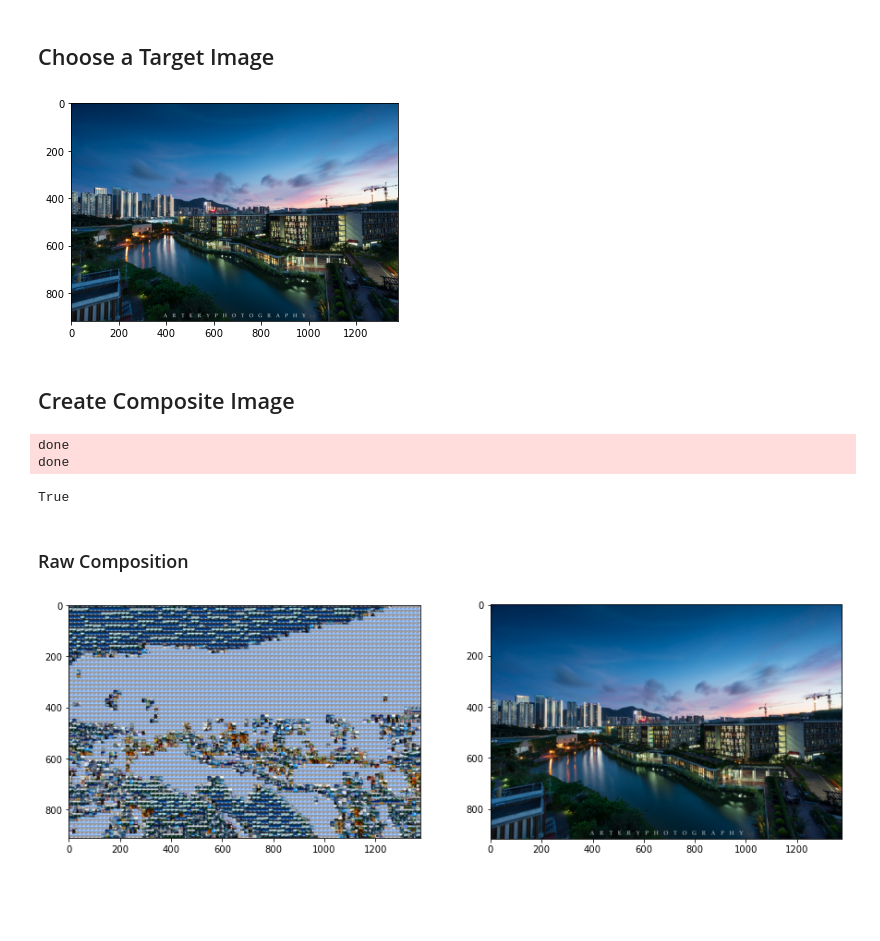
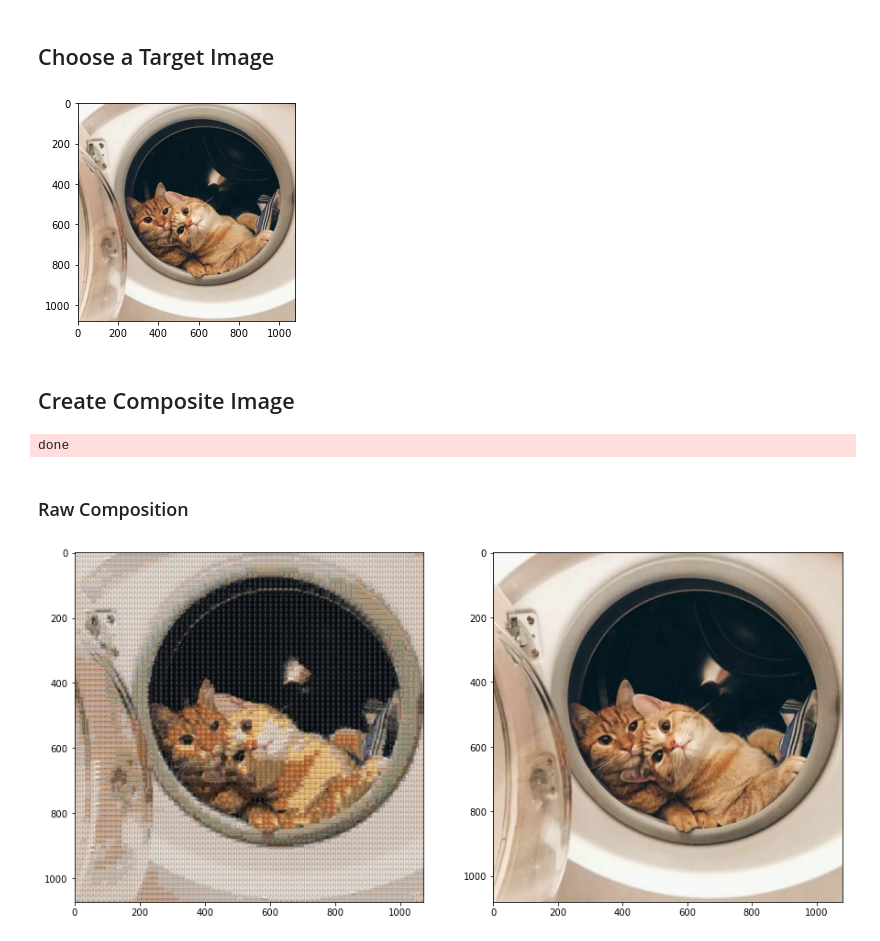
Before and after one commit to silvery107/fast-photo-mosaic, a Jupyter notebook: quick_start.ipynb, the cells around one changed output. Drawn from its saved outputs; the diff is of its cells as text; code cells hidden in the pictures; blank space fills up the shorter version.

```diff
--- a/quick_start.ipynb
+++ b/quick_start.ipynb
@@ -19,12 +19,12 @@ types = ["manmade","natural"]
 # %% [markdown]
 ## Choose a Target Image
 # %%
-target_img_pth = os.path.join(COM_pth,"target_2.jpg")
+target_img_pth = os.path.join(COM_pth,"mao1.jpg")
 img_target = cv2.imread(target_img_pth)
 plt.imshow(img_target[:,:,::-1])
 plt.show()
 # %% [output]
-[figure, old version]
+[figure, new version]
 # %% [markdown]
 ## Create Composite Image
 # %%
@@ -33,11 +33,6 @@ img_composited = main(target_img_pth,tiles,types)
 # img_composite = get_composite(img_target,data_list,tiles,type=types[0])
 # %% [output]
 done
-done
-# %%
-cv2.imwrite(COM_pth+"mosaic_"+"target_2.jpg",img_composited)
-# %% [output]
-True
 # %% [markdown]
 ### Raw Composition
 # %%
@@ -49,4 +44,4 @@ plt.subplot(1,2,2)
 plt.imshow(img_target[:,:,::-1])
 plt.show()
 # %% [output]
-[figure, old version]
+[figure, new version]
```
Also changed, not shown: 3 other files.
